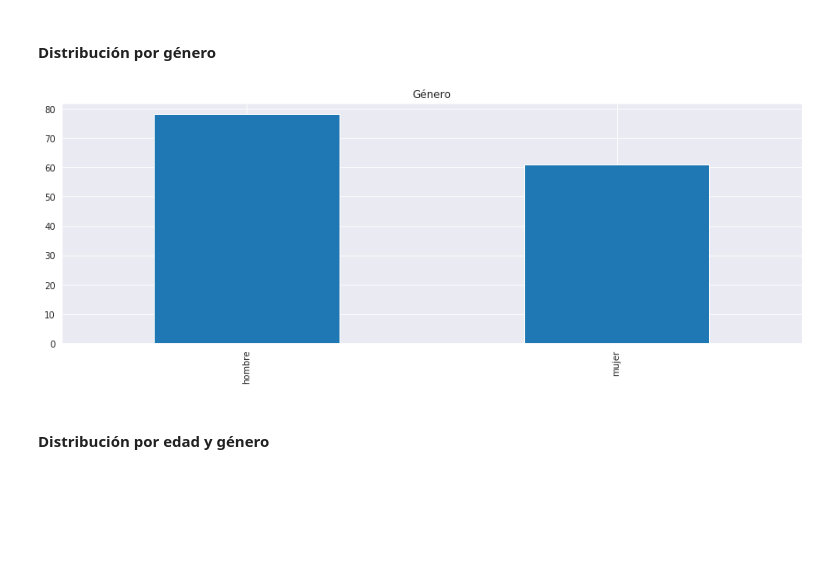
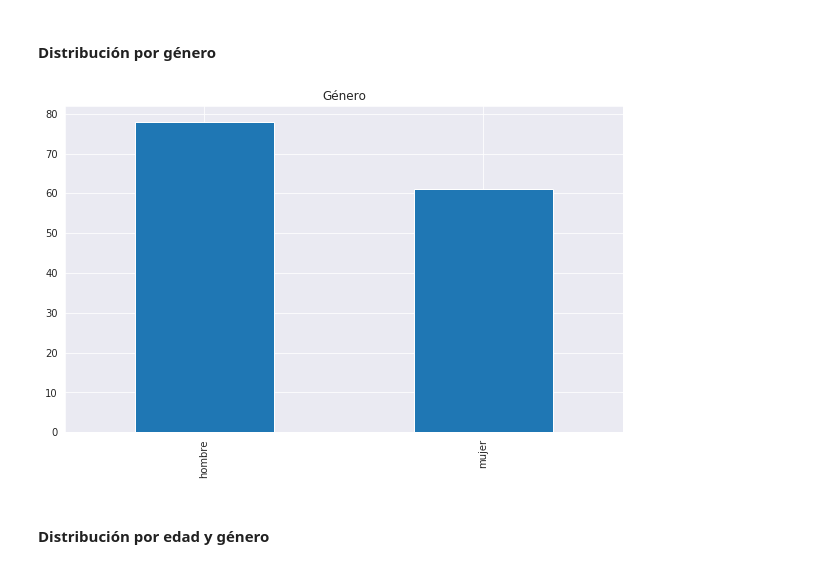
Before and after one commit to luiscib3r/COVID19-Cuba, a Jupyter notebook: COVID19-Cuba.ipynb, the cells around one changed output. Cells and saved outputs as stored; diff of their text form; code cells hidden in the pictures; blank space fills up the shorter version.

```diff
--- a/COVID19-Cuba.ipynb
+++ b/COVID19-Cuba.ipynb
@@ -43,11 +43,11 @@ plt.show()
 # %% [markdown]
 #### Distribución por género
 # %%
-plt.figure(figsize=(15, 5))
+plt.figure(figsize=(10, 6))
 plt.title('Género')
 data.sexo.value_counts().plot.bar();
 # %% [output]
-[figure, old version]
+[figure, new version]
 # %% [markdown]
 #### Distribución por edad y género
 # %%
```
Also changed, not shown: parts of 20 cells of this notebook.
